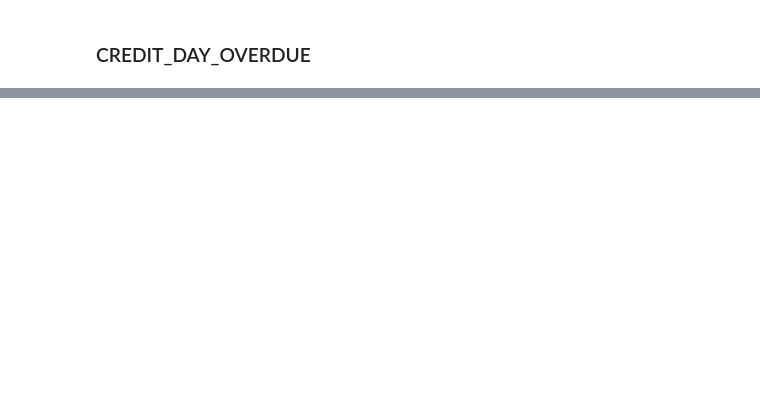
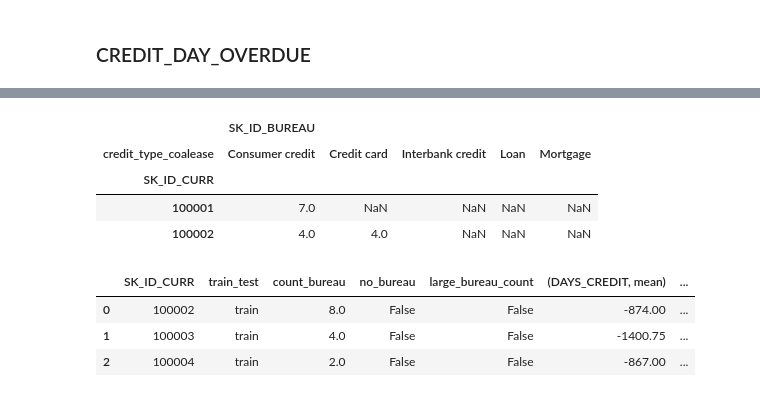
Before and after one commit to whigy/Kaggle_HomeCredit, a Jupyter notebook: Bureau_Features.ipynb, the cells around one changed output, grey strips where cells are left out. Saved outputs shown, nothing was run; the diff lists cells and outputs as text; code cells hidden in the pictures; blank space fills up the shorter version.

```diff
--- a/Bureau_Features.ipynb
+++ b/Bureau_Features.ipynb
@@ -210 +231,27 @@ With 305811 customers, 301947 have 0-day overdue.
+# %%
+def type_merge(x):
+    if "loan" in x or "Loan" in x: return "Loan"
+    else: return x
+
+df_bureau["credit_type_coalease"] = df_bureau[col].apply(lambda x: type_merge(x))
+# %%
+credit_type_group = df_bureau.groupby(["SK_ID_CURR", "credit_type_coalease"]).count()[["SK_ID_BUREAU"]].reset_index()
+credit_type = credit_type_group.pivot(index="SK_ID_CURR", columns="credit_type_coalease")
+credit_type.head(2)
+# %% [output]
+|  | SK_ID_BUREAU |  |  |  |  |
+| credit_type_coalease | Consumer credit | Credit card | Interbank credit | Loan | Mortgage |
+| SK_ID_CURR |  |  |  |  |  |
+| 100001 | 7.0 | NaN | NaN | NaN | NaN |
+| 100002 | 4.0 | 4.0 | NaN | NaN | NaN |
+# %%
+credit_type.columns = credit_type.columns.droplevel()
+credit_type = credit_type.reset_index()
+df_feat = merge_feature(df_feat, credit_type.fillna(0.0))
+df_feat.head(3)
+# %% [output]
+|  | SK_ID_CURR | train_test | count_bureau | no_bureau | large_bureau_count | (DAYS_CREDIT, mean) | ... |
+| 0 | 100002 | train | 8.0 | False | False | -874.00 | ... |
+| 1 | 100003 | train | 4.0 | False | False | -1400.75 | ... |
+| 2 | 100004 | train | 2.0 | False | False | -867.00 | ... |
 # %%
```
Also changed, not shown: parts of 8 cells of this notebook, 1 other file.
